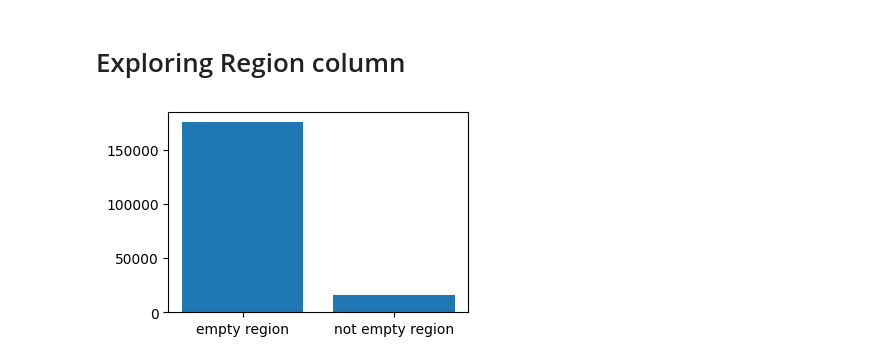
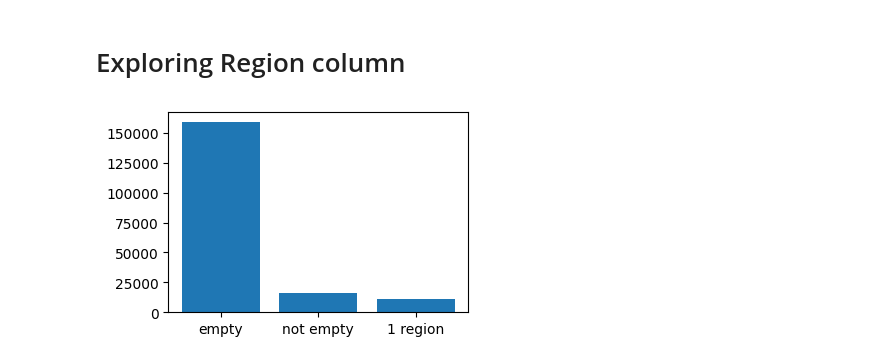
Before and after one commit to mariosakritas/NLP-methods-for-news-articles, a Jupyter notebook: notebooks/1-exploratory_analysis_MD.ipynb, the cells around one changed output. Drawn from its saved outputs; the diff is of its cells as text; code cells hidden in the pictures.

```diff
--- a/notebooks/1-exploratory_analysis_MD.ipynb
+++ b/notebooks/1-exploratory_analysis_MD.ipynb
@@ -108,15 +108,18 @@ plt.xscale('log')
 # %% [markdown]
 # Exploring Region column
 # %%
-# Remove empty regions
+# Keep rrows where regions is not empty
 df_regions_notempty = df[df['regions'].apply(lambda x: len(x)) > 0]
+
+# Keep rows where there is only one region
+df_regions_n1 = df[df['regions'].apply(lambda x: len(x)) == 1]
 
 # Plot numbers
 fig = plt.figure(figsize=(3,2))
 ax = fig.add_axes([0,0,1,1])
-x = ['empty region', 'not empty region']
-y = [len(df),len(df_regions_notempty)]
+x = ['empty', 'not empty', '1 region']
+y = [len(df)-len(df_regions_notempty),len(df_regions_notempty), len(df_regions_n1)]
 ax.bar(x,y)
 plt.show()
 # %% [output]
-[figure, old version]
+[figure, new version]
```
Also changed, not shown: parts of 1 cell of this notebook.
